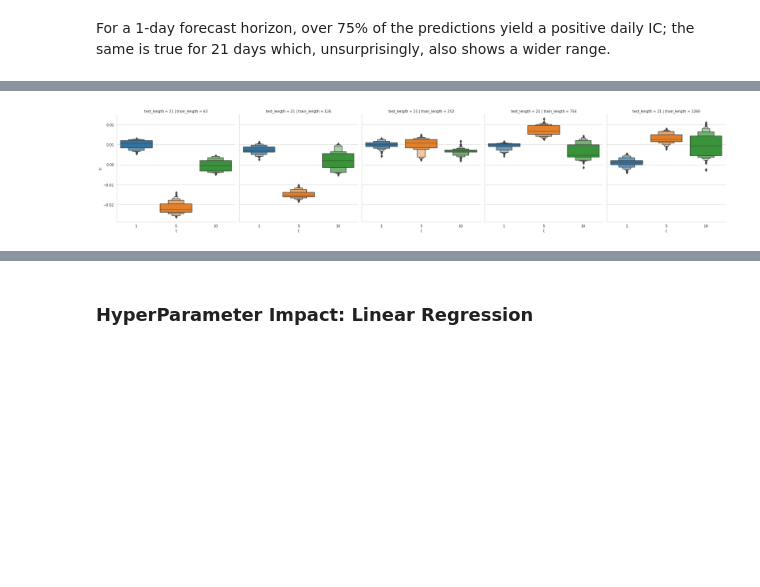
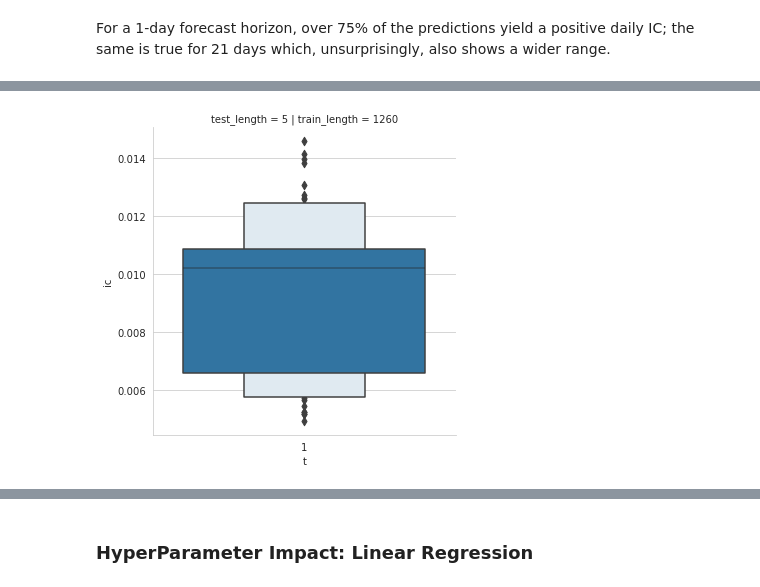
Before and after one commit to lbk209/random_forests, a Jupyter notebook: 02_random_forest_return_signals.ipynb, the cells around one changed output, grey strips where cells are left out. Cells and saved outputs as stored; diff of their text form; code cells hidden in the pictures; blank space fills up the shorter version.

```diff
--- a/02_random_forest_return_signals.ipynb
+++ b/02_random_forest_return_signals.ipynb
@@ -638,19 +618,0 @@ time: 13h 45min 43s (started: 2021-04-24 00:29:48 +00:00)
-# %%
-from os import listdir
-from os.path import isfile, join
-onlyfiles = [f for f in listdir(path_result) if isfile(join(path_result, f))]
-
-lgb_result = {}
-for y in ['daily_ic', 'fi', 'ic']:
-    for x in onlyfiles:
-        if x.startswith(y):
-            #print(x, y, x.lstrip(y).rstrip('.csv'))
-            #print(x, x.replace(y,'').rstrip('.csv'))
-
-            #print(x, x.replace(y,'').rstrip('.csv').replace('_','/'))
-            #print(x, y + x.replace(y,'').rstrip('.csv').replace('_','/'))
-            key = y + x.replace(y,'').rstrip('.csv').replace('_','/')
-            if y == 'daily_ic':
-                lgb_result[key] = pd.read_csv(path_result / x, index_col=0, parse_dates=['date'])
-            else:
-                lgb_result[key] = pd.read_csv(path_result / x, index_col=0)
@@ -700,6 +618,0 @@ time: 20.5 ms (started: 2021-04-24 15:26:35 +00:00)
-# %%
-import pickle
-fname = f'tuning_stooq_jp_rf_{lookaheads[0]}'
-fname_pickle = fname + '.pickle'
-with open(path_result / fname_pickle, 'wb') as handle: # save to data dir
-    pickle.dump(lgb_result, handle)
@@ -726,13 +627,13 @@ time: 1.92 s (started: 2021-04-25 00:08:52 +00:00)
 # %%
-# concat result
+# concat cv result
 from os import listdir
 from os.path import isfile, join
-pfiles = [f for f in listdir(path_result) if isfile(join(path_result, f))]
-pfiles = [f for f in pfiles if f.endswith('pickle')]
+files = [f for f in listdir(path_result) if isfile(join(path_result, f))]
+files = [f for f in files if f.endswith('pickle')]
 
 import pickle
 lgb_result = {}
-for fname_pickle in pfiles:
+for fname_pickle in files:
     with open(path_result / fname_pickle, 'rb') as handle:
         lgb_result.update(pickle.load(handle))
 # %% [output]
@@ -740,4 +641,6 @@ time: 94.7 ms (started: 2021-04-27 06:29:53 +00:00)
 # %%
-#lookaheads = [1, 5, 10, 21]
-lookaheads = [1, 5, 10]
+try:
+    lookaheads
+except NameError:
+    lookaheads = [1, 5, 10, 21]
 # %% [output]
@@ -853,12 +739,12 @@ time: 240 ms (started: 2021-04-27 06:30:42 +00:00)
 # %%
-#test_length = 5
-test_length = 21
+test_length = 5
+#test_length = 21
 g = sns.catplot(x='t',
                 y='ic',
                 col='train_length',
                 row='test_length',
                 data=daily_ic_avg[(daily_ic_avg.test_length == test_length)],
                 kind='boxen')
-g.savefig(results_path / f'daily_ic_test_{test_length:02}', dpi=300);
+g.savefig(path_result / f'daily_ic_test_{test_length:02}', dpi=300);
 # %% [output]
-[figure, old version]
+[figure, new version]
```
Also changed, not shown: parts of 74 cells of this notebook, 7 other files.
